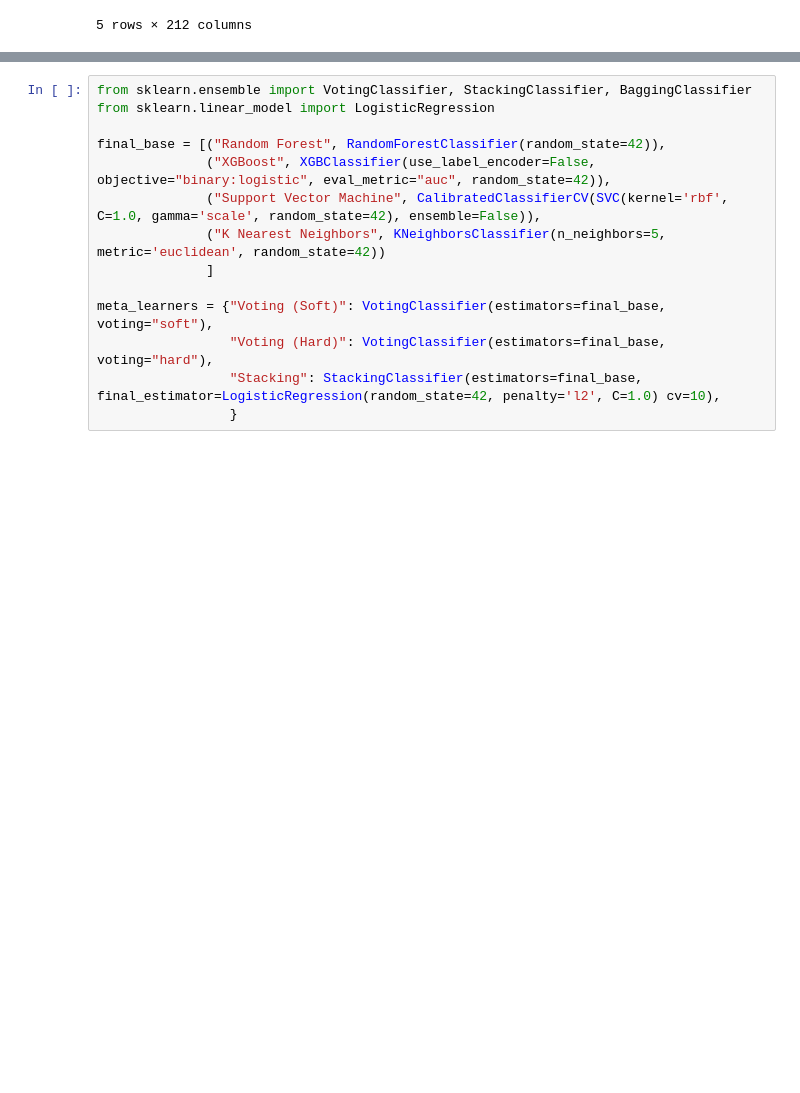
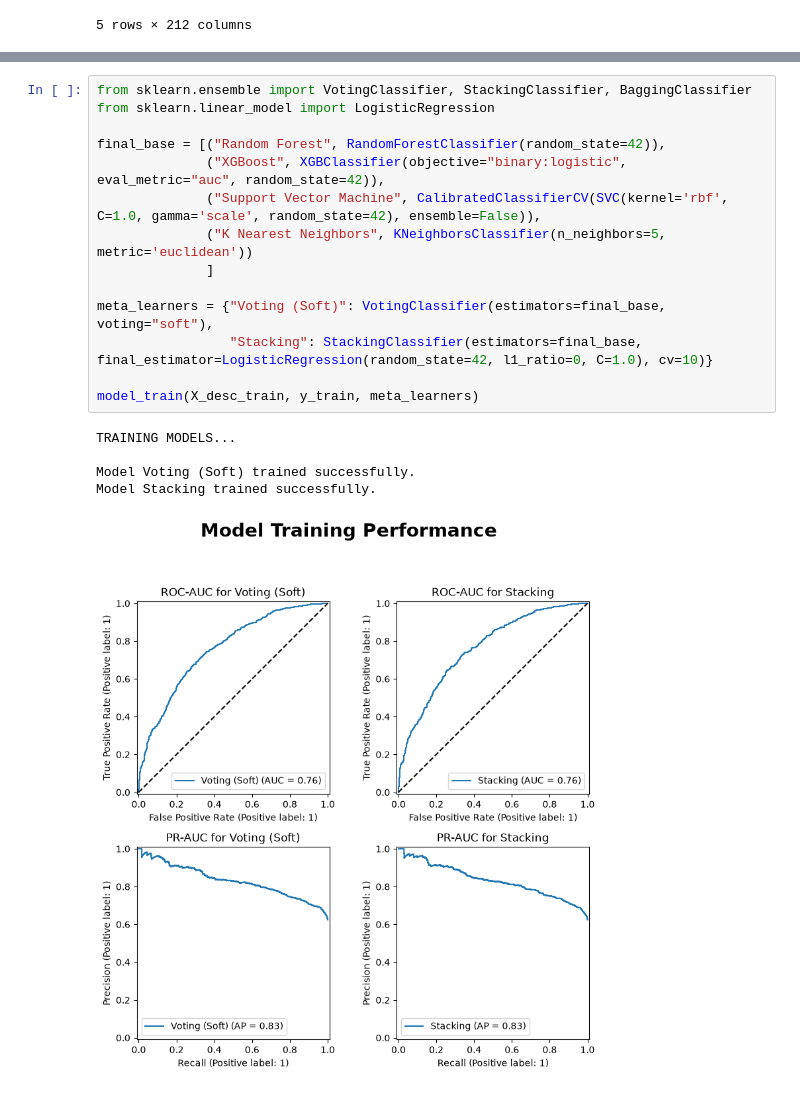
Before and after one commit to Liam-Zain/qsar-hepatotoxicity-predictor, a Jupyter notebook: notebooks/02_model_training.ipynb, the cells around one changed output, grey strips where cells are left out. Cells and saved outputs as stored; diff of their text form; blank space fills up the shorter version.

```diff
--- a/notebooks/02_model_training.ipynb
+++ b/notebooks/02_model_training.ipynb
@@ -200,14 +259,20 @@ Model XGBoost trained successfully.
 # %%
 from sklearn.ensemble import VotingClassifier, StackingClassifier, BaggingClassifier
 from sklearn.linear_model import LogisticRegression
 
 final_base = [("Random Forest", RandomForestClassifier(random_state=42)),
-              ("XGBoost", XGBClassifier(use_label_encoder=False, objective="binary:logistic", eval_metric="auc", random_state=42)),
+              ("XGBoost", XGBClassifier(objective="binary:logistic", eval_metric="auc", random_state=42)),
               ("Support Vector Machine", CalibratedClassifierCV(SVC(kernel='rbf', C=1.0, gamma='scale', random_state=42), ensemble=False)),
-              ("K Nearest Neighbors", KNeighborsClassifier(n_neighbors=5, metric='euclidean', random_state=42))
+              ("K Nearest Neighbors", KNeighborsClassifier(n_neighbors=5, metric='euclidean'))
               ]
 
 meta_learners = {"Voting (Soft)": VotingClassifier(estimators=final_base, voting="soft"),
-                 "Voting (Hard)": VotingClassifier(estimators=final_base, voting="hard"),
-                 "Stacking": StackingClassifier(estimators=final_base, final_estimator=LogisticRegression(random_state=42, penalty='l2', C=1.0) cv=10),
-                 }
+                 "Stacking": StackingClassifier(estimators=final_base, final_estimator=LogisticRegression(random_state=42, l1_ratio=0, C=1.0), cv=10)}
+
+model_train(X_desc_train, y_train, meta_learners)
+# %% [output]
+TRAINING MODELS...
+
+Model Voting (Soft) trained successfully.
+Model Stacking trained successfully.
+[figure, added]
```
Also changed, not shown: parts of 4 cells of this notebook.
